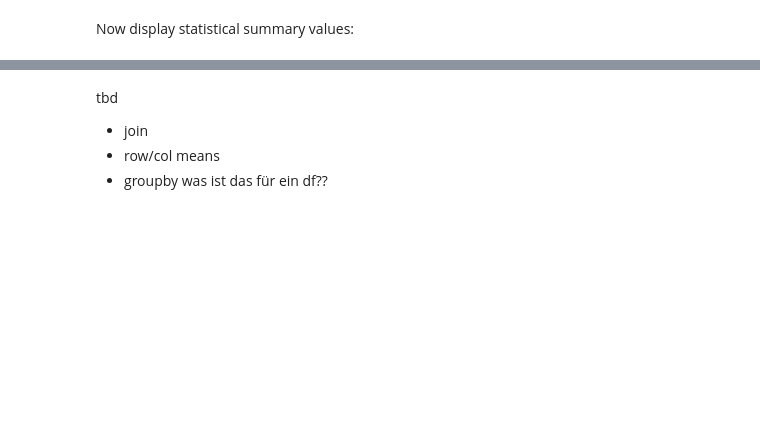
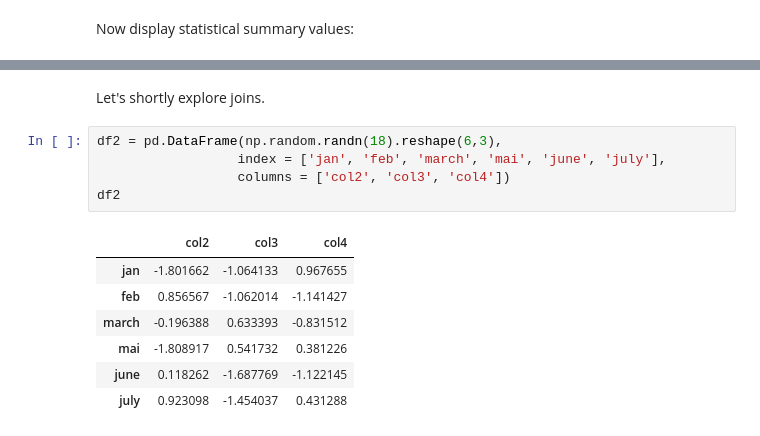
Before and after one commit to skeydan/data-science-with-python, a Jupyter notebook: notebooks_exercises/pandas_getting_started.ipynb, the cells around one changed output, grey strips where cells are left out. Saved outputs shown, nothing was run; the diff lists cells and outputs as text; blank space fills up the shorter version.

```diff
--- a/notebooks_exercises/pandas_getting_started.ipynb
+++ b/notebooks_exercises/pandas_getting_started.ipynb
@@ -144,5 +144,15 @@ df.describe()
-# %% [markdown]
-tbd
-- join
-- row/col means
-- groupby was ist das für ein df??
+# %% [markdown]
+Let's shortly explore joins.
+# %%
+df2 = pd.DataFrame(np.random.randn(18).reshape(6,3),
+                  index = ['jan', 'feb', 'march', 'mai', 'june', 'july'],
+                  columns = ['col2', 'col3', 'col4'])
+df2
+# %% [output]
+|  | col2 | col3 | col4 |
+| jan | -1.801662 | -1.064133 | 0.967655 |
+| feb | 0.856567 | -1.062014 | -1.141427 |
+| march | -0.196388 | 0.633393 | -0.831512 |
+| mai | -1.808917 | 0.541732 | 0.381226 |
+| june | 0.118262 | -1.687769 | -1.122145 |
+| july | 0.923098 | -1.454037 | 0.431288 |
```
Also changed, not shown: parts of 19 cells of this notebook, 2 other files.
